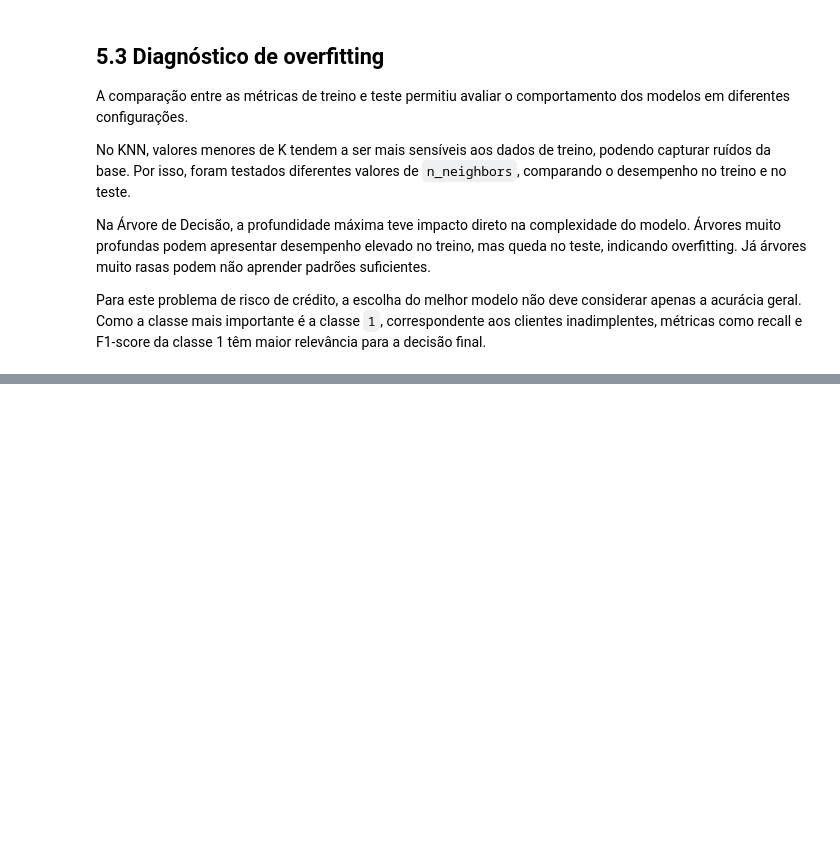
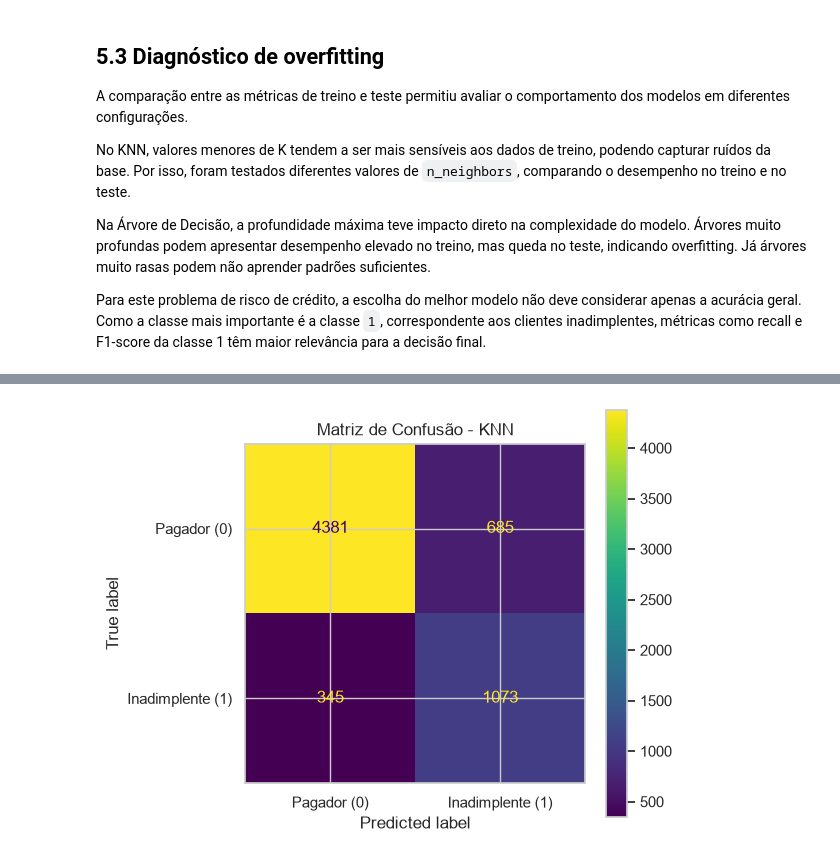
Before and after one commit to MarcioLuizBR/projeto-risco-credito-machine-learning, a Jupyter notebook: notebooks/pipeline_risco_credito.ipynb, the cells around one changed output, grey strips where cells are left out. Saved outputs shown, nothing was run; the diff lists cells and outputs as text; code cells hidden in the pictures; blank space fills up the shorter version.

Commit message:
feat: adiciona avaliacao final dos modelos
Inclui classification report, matrizes de confusão, análise de falsos positivos e falsos negativos e comparação final entre KNN e Árvore de Decisão.

```diff
--- a/notebooks/pipeline_risco_credito.ipynb
+++ b/notebooks/pipeline_risco_credito.ipynb
@@ -1420,0 +1461,12 @@ Para este problema de risco de crédito, a escolha do melhor modelo não deve co
+# %%
+# Treinando novamente o melhor modelo KNN
+
+modelo_knn_final = KNeighborsClassifier(
+    n_neighbors=melhor_k,
+    n_jobs=-1
+)
+
+modelo_knn_final.fit(X_treino_knn, y_treino_knn)
+
+# Predições do KNN
+y_pred_knn = modelo_knn_final.predict(X_teste_knn)
@@ -1420,0 +1525,29 @@ Para este problema de risco de crédito, a escolha do melhor modelo não deve co
+# %%
+# Matriz de confusão do KNN
+
+matriz_knn = confusion_matrix(
+    y_teste_knn,
+    y_pred_knn,
+    labels=[0, 1]
+)
+
+disp_knn = ConfusionMatrixDisplay(
+    confusion_matrix=matriz_knn,
+    display_labels=["Pagador (0)", "Inadimplente (1)"]
+)
+
+fig, ax = plt.subplots(figsize=(6, 5))
+disp_knn.plot(ax=ax, values_format="d")
+
+plt.title("Matriz de Confusão - KNN")
+plt.tight_layout()
+
+plt.savefig(
+    raiz_projeto / "imagens" / "matriz_confusao_knn.png",
+    dpi=300,
+    bbox_inches="tight"
+)
+
+plt.show()
+# %% [output]
+[figure, added]
```
Also changed, not shown: parts of 11 cells of this notebook, 2 other files.
